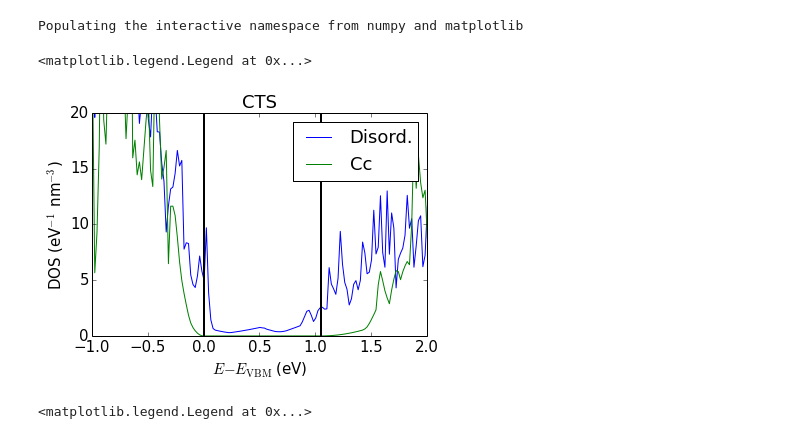
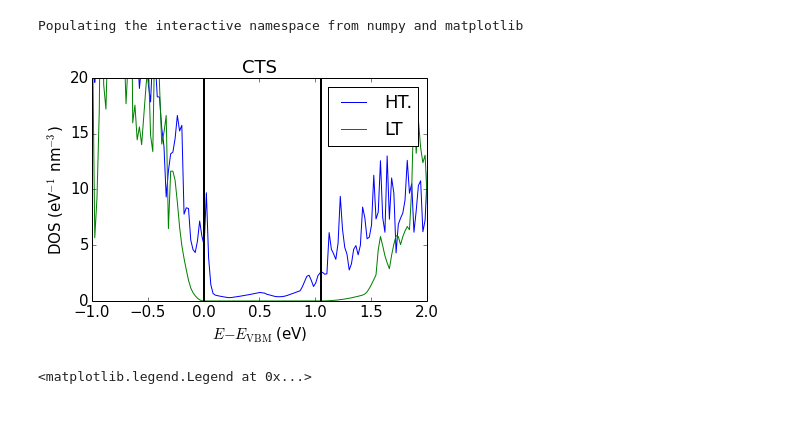
Before and after one commit to pzawadzk/IPython-NB-absorbers, a Jupyter notebook: P10_DOS_CTS_disorder.ipynb, the cells around one changed output. Drawn from its saved outputs; the diff is of its cells as text; code cells hidden in the pictures.

```diff
--- a/P10_DOS_CTS_disorder.ipynb
+++ b/P10_DOS_CTS_disorder.ipynb
@@ -61,20 +63,20 @@ pdos /= count
 # %%
 vbm = 3.6745
 cbm = 4.7232
-plot(DOS.energy-vbm, mult*dos, '-b', label='Disord.')
-plot(DOS_cc.energy-vbm, mult*DOS_cc.dos, '-g', label = 'Cc')
+plot(DOS.energy-vbm, mult*dos, '-b', label='HT.')
+plot(DOS_cc.energy-vbm, mult*DOS_cc.dos, '-g', label = 'LT')
 
 ax = gca()
 ax.set_xlabel(r'$E-E_\mathrm{VBM}$ (eV)')
 ax.set_ylabel('DOS (eV$^{-1}$ nm$^{-3}$)')
 ax.set_title('CTS')
 ax.axis(xmin=-1, xmax=2, ymin=0, ymax=20)
 plot([0,0],[0,50], '-k', lw=2)
 plot([cbm-vbm,cbm-vbm],[0,50], '-k', lw=2)
 ax.legend()
+savefig('cts_dos.pdf')
 # %% [output]
-<matplotlib.legend.Legend at 0x...>
-[figure, old version]
+[figure, new version]
 # %%
 from pylada.crystal import neighbors
 path_6 = '/scratch/pzawadzk/DISORDER/CZTS/MC/CTS/energy_dis_069/cu_48_72_seed_6_count_24_48/hse_u7/DOSCAR'
```
Also changed, not shown: parts of 2 cells of this notebook, 5 other files.
